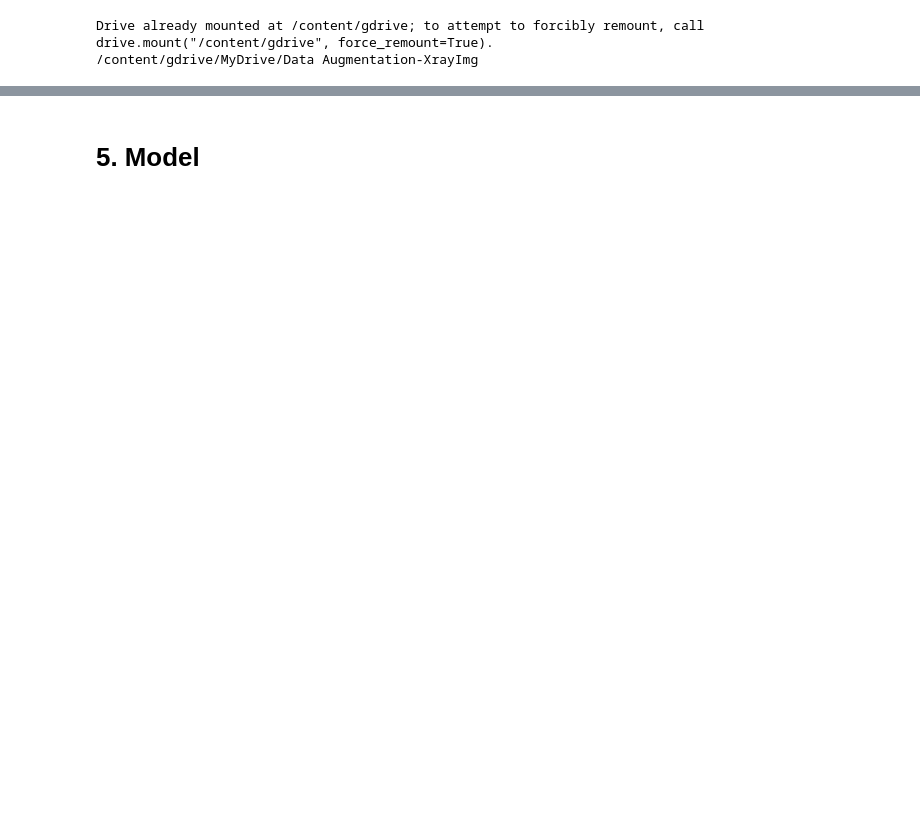
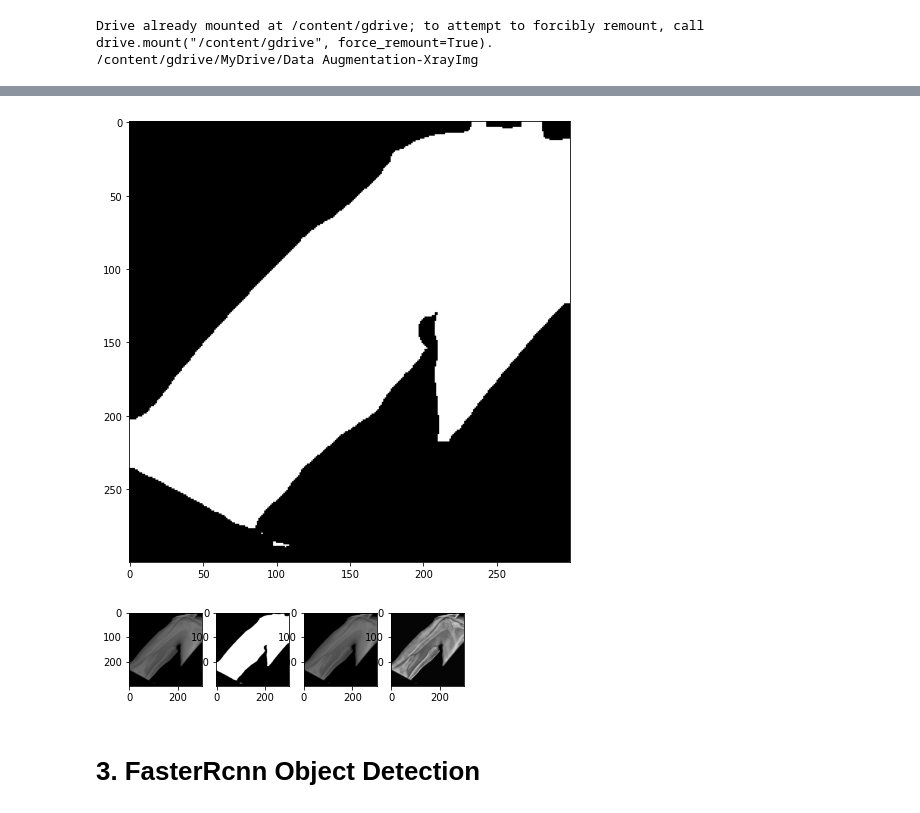
Before and after one commit to manhph2211/Bone-Fracture-Detection, a Jupyter notebook: src/mura/end2end/e2e_torchvision.ipynb, the cells around one changed output, grey strips where cells are left out. Cells and saved outputs as stored; diff of their text form; code cells hidden in the pictures; blank space fills up the shorter version.

```diff
--- a/src/mura/end2end/e2e_torchvision.ipynb
+++ b/src/mura/end2end/e2e_torchvision.ipynb
@@ -245,0 +43,4 @@ class XrayImgDataset(Dataset):
+# %%
+model = models.segmentation.deeplabv3_resnet101(pretrained=True,progress=True)
+model.classifier = DeepLabHead(2048, 1)
+model.to(device)
@@ -245,0 +168,37 @@ class XrayImgDataset(Dataset):
+# %%
+mask_test=get_mask(img_paths[idx],thres=0.15)
+plt.figure(figsize=(8.1,8.1))
+plt.imshow(mask_test,cmap='gray')
+plt.show()
+# %% [output]
+[figure, added]
+# %%
+img_=cv2.imread(img_paths[idx])
+trans=transforms.Compose([transforms.ToTensor(),transforms.Resize((HEIGHT,WIDTH))])
+img=trans(img_)
+img_=cv2.resize(img_,(HEIGHT,WIDTH))
+
+img=img.reshape(1,img.shape[0],img.shape[1],img.shape[2])
+
+with torch.no_grad():
+    out = model.eval().cpu()(img)['out'][0]
+    out=torch.sigmoid(out)
+
+out[out>0.15]=255
+out[out<=0.15]=0
+img=img[0].permute(1,2,0)
+new_re=remove_background(img_,out[0].numpy())
+clahe_img=equalize_clahe_color(new_re)
+plt.subplot(1,4,1)
+plt.imshow(img_)
+plt.subplot(1,4,2)
+plt.imshow(out[0], cmap='gray')
+plt.subplot(1,4,3)
+plt.imshow(new_re)
+plt.subplot(1,4,4)
+plt.imshow(clahe_img)
+plt.show()
+# %% [output]
+[figure, added]
+# %% [markdown]
+# 3. FasterRcnn Object Detection
@@ -269,3 +279 @@ print(item[0])
-# %% [markdown]
-# 5. Model
 # %%
```
Also changed, not shown: parts of 43 cells of this notebook, 1 other file.
